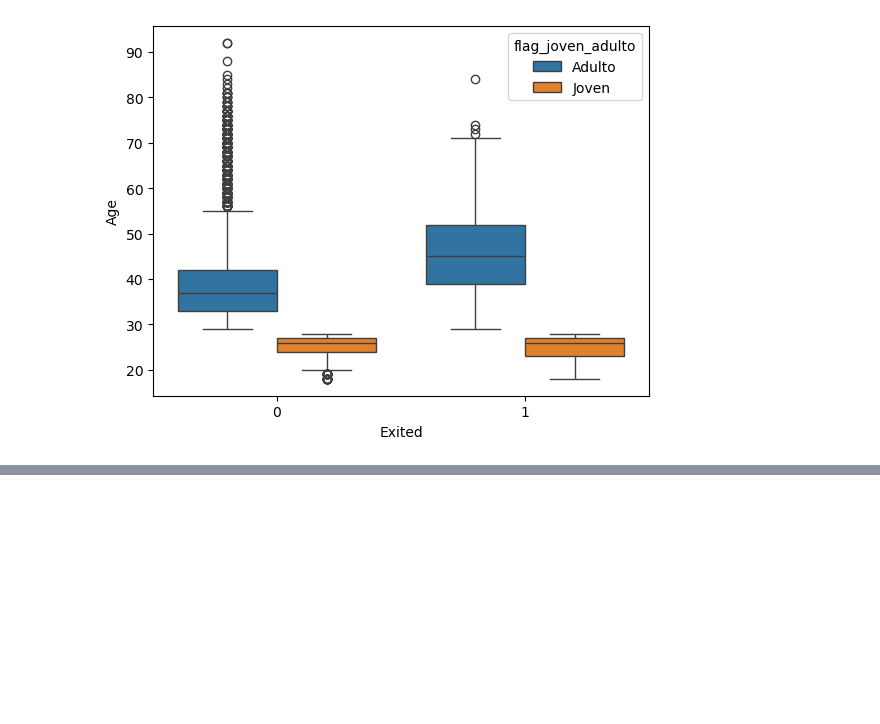
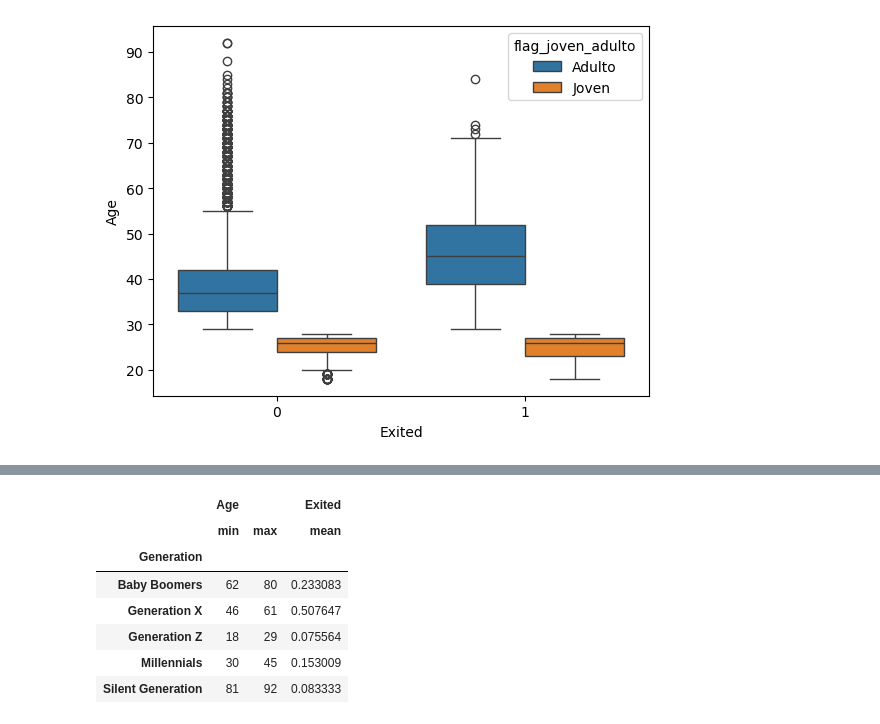
Before and after one commit to CabHug/Portfolio, a Jupyter notebook: Practicas/Caso_de_uso_churn_probabilidad.ipynb, the cells around one changed output, grey strips where cells are left out. Cells and saved outputs as stored; diff of their text form; code cells hidden in the pictures; blank space fills up the shorter version.

```diff
--- a/Practicas/Caso_de_uso_churn_probabilidad.ipynb
+++ b/Practicas/Caso_de_uso_churn_probabilidad.ipynb
@@ -284,0 +368,14 @@ sns.boxplot(
+# %%
+df.groupby(['Generation']).agg({
+    'Age' : ['min', 'max'],
+    'Exited' : ['mean']
+}).sort_index()
+# %% [output]
+|  | Age |  | Exited |
+|  | min | max | mean |
+| Generation |  |  |  |
+| Baby Boomers | 62 | 80 | 0.233083 |
+| Generation X | 46 | 61 | 0.507647 |
+| Generation Z | 18 | 29 | 0.075564 |
+| Millennials | 30 | 45 | 0.153009 |
+| Silent Generation | 81 | 92 | 0.083333 |
```
Also changed, not shown: parts of 18 cells of this notebook, 1 other file.
